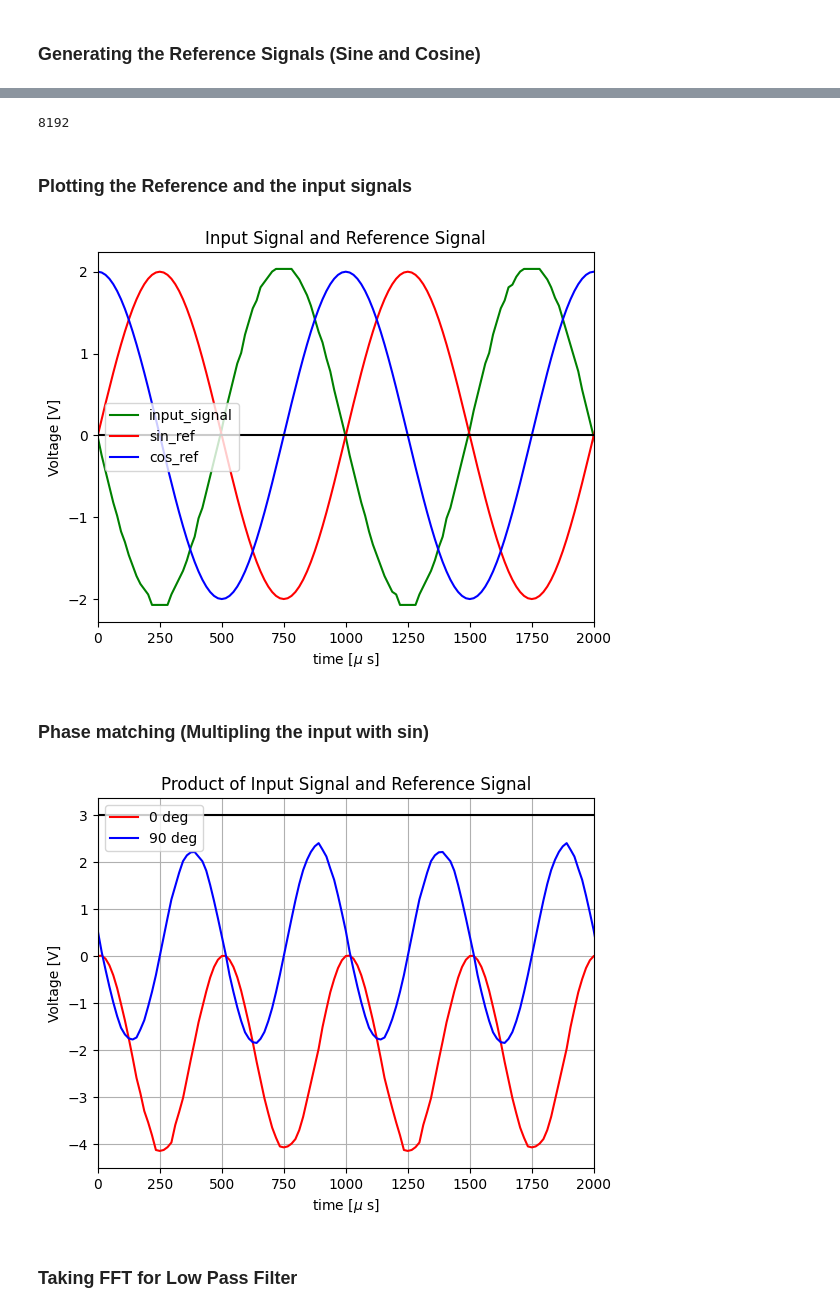
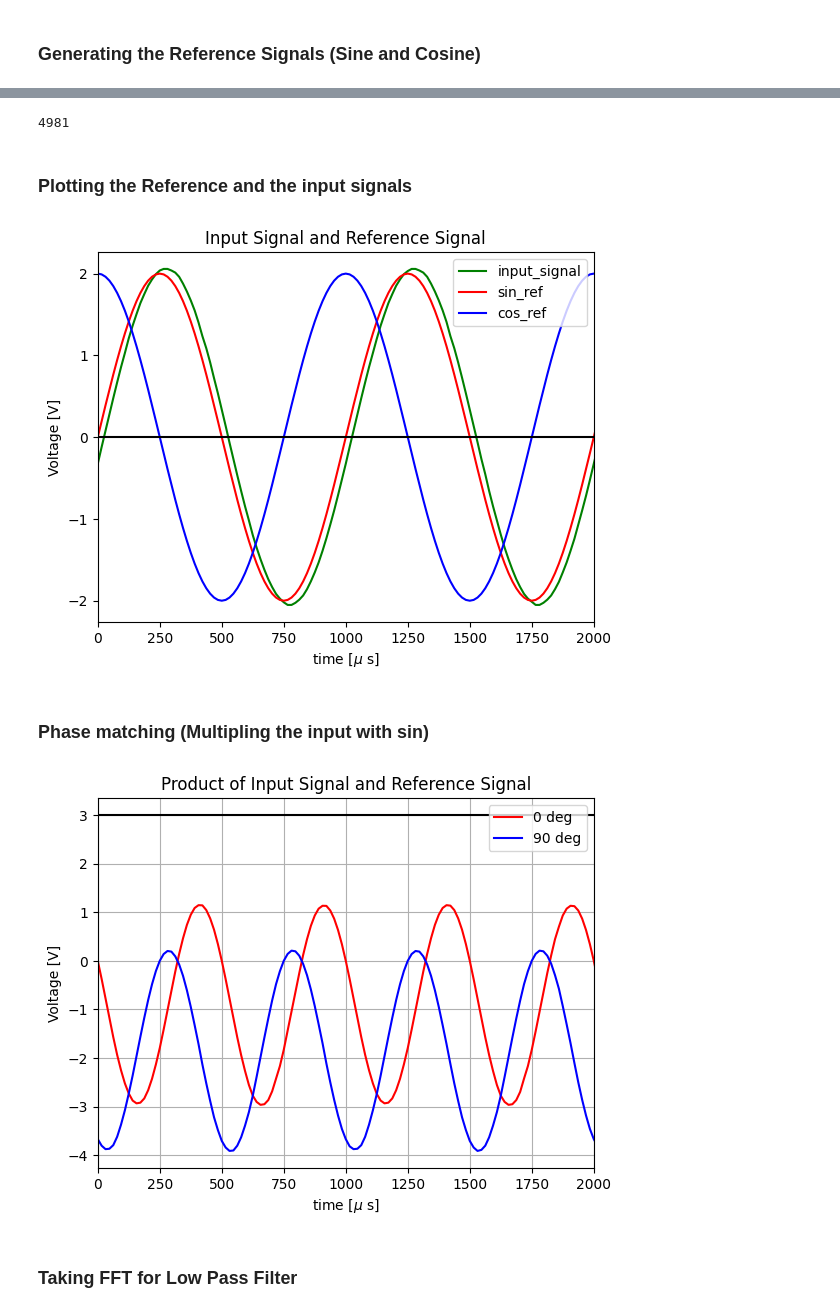
Before and after one commit to AdhilshaA/Lockin_expeyes, a Jupyter notebook: codes/process_fngenerator.ipynb, the cells around one changed output, grey strips where cells are left out. Saved outputs shown, nothing was run; the diff lists cells and outputs as text; code cells hidden in the pictures.

```diff
--- a/codes/process_fngenerator.ipynb
+++ b/codes/process_fngenerator.ipynb
@@ -24,6 +24,11 @@ amp = 2 #V
 N_sample = 8192
 N_div=64
 t_gap = (1/(f*N_div))*10**6 #us
+
+# experimental settings
+warmup = True
+triggering = True
+right_clip = True
 # %%
 print(f"f = {f} Hz")
 print(f"amp = {amp} V")
@@ -53,0 +71,3 @@ plt.show()
+# %%
+if warmup: warmup_expeyes(t_gap)
+t,v, tt,vv = p.capture2(N_sample, t_gap)
@@ -54,2 +80,26 @@ plt.show()
 # %% [markdown]
 ### Generating the Reference Signals (Sine and Cosine)
+# %%
+# trigger the reference signal vv by rising edge
+def trigger(vv):
+    for i in range(len(vv)-1):
+        if vv[i] < 0 and vv[i+1] > 0:
+            return i
+    return i
+
+if triggering:
+    trigger_index = trigger(vv)
+    print(f"Trigger index = {trigger_index}")
+
+    triggered_t = t[trigger_index:]
+    triggered_v = v[trigger_index:]
+    triggered_vv = vv[trigger_index:]
+
+
+# plotting the triggered input signal
+cutoff = 200
+plt.plot(triggered_t[:cutoff]*1000,triggered_v[:cutoff])
+plt.xlabel('Time')
+plt.ylabel('Voltage (V)')
+plt.title(f'Triggered input signal [{cutoff} samples]')
+plt.show()
@@ -57,19 +110,21 @@ plt.show()
 V_sin_ref=[]
 V_cos_ref=[]
 t_ref = []
-for i in range(N_sample):
+
+curr_N_sample = len(triggered_v)
+for i in range(curr_N_sample):
     V_sin_ref.append(amp*m.sin(2*m.pi*f*i*t_gap*10**-6))
     V_cos_ref.append(amp*m.cos(2*m.pi*f*i*t_gap*10**-6))
     t_ref.append(i*t_gap)
 
 print(len(V_sin_ref))
 # %% [output]
-8192
+4981
 # %% [markdown]
 ### Plotting the Reference and the input signals
 # %%
 import matplotlib.pyplot as plt
-plt.plot(t*1000,v,color='green',label='input_signal')
+plt.plot(t_ref,triggered_v,color='green',label='input_signal')
 plt.plot(t_ref,V_sin_ref,color='red',label='sin_ref')
 plt.plot(t_ref,V_cos_ref,color='blue',label='cos_ref')
 plt.xlabel(r'time [$\mu $ s]')
@@ -80,29 +135,29 @@ plt.title('Input Signal and Reference Signal')
 plt.axhline(y=0, c="black")
 plt.show()
 # %% [output]
-[figure, old version]
+[figure, new version]
 # %% [markdown]
 ### Phase matching (Multipling the input with sin)
 # %%
 v_pm_sin = []
 v_pm_cos = []
-for i in range(N_sample):
+for i in range(curr_N_sample):
     v_pm_sin.append(v[i]*V_sin_ref[i])
     v_pm_cos.append(v[i]*V_cos_ref[i])
 
 import matplotlib.pyplot as plt_pm
 plt_pm.plot(t_ref,v_pm_sin,color='red',label='0 deg')
 plt_pm.plot(t_ref,v_pm_cos,color='blue',label='90 deg')
 plt_pm.xlabel(r'time [$\mu $ s]')
 plt_pm.title('Product of Input Signal and Reference Signal')
 plt_pm.ylabel('Voltage [V]')
 plt_pm.xlim(0,2000)
 plt_pm.legend()
 plt_pm.axhline(y=3, c="black")
 plt.grid()
 plt_pm.show()
 # %% [output]
-[figure, old version]
+[figure, new version]
 # %% [markdown]
 ### Taking FFT for Low Pass Filter
 # %%
```
Also changed, not shown: parts of 11 cells of this notebook, 2 other files.
